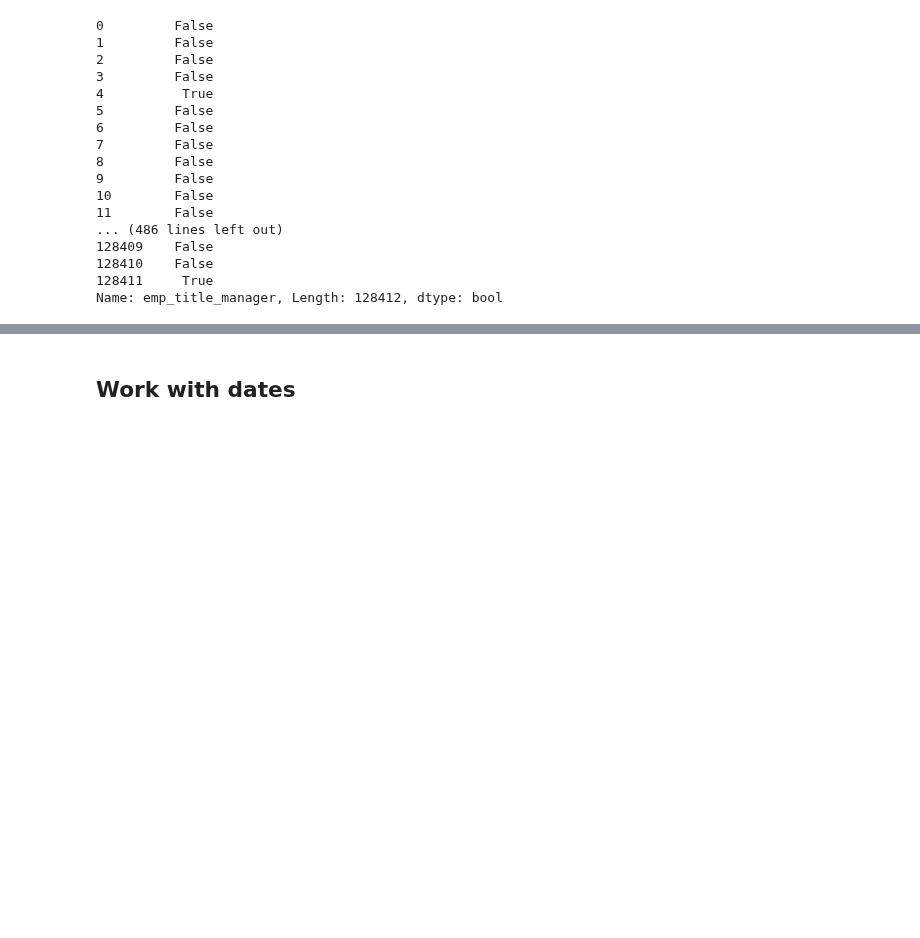
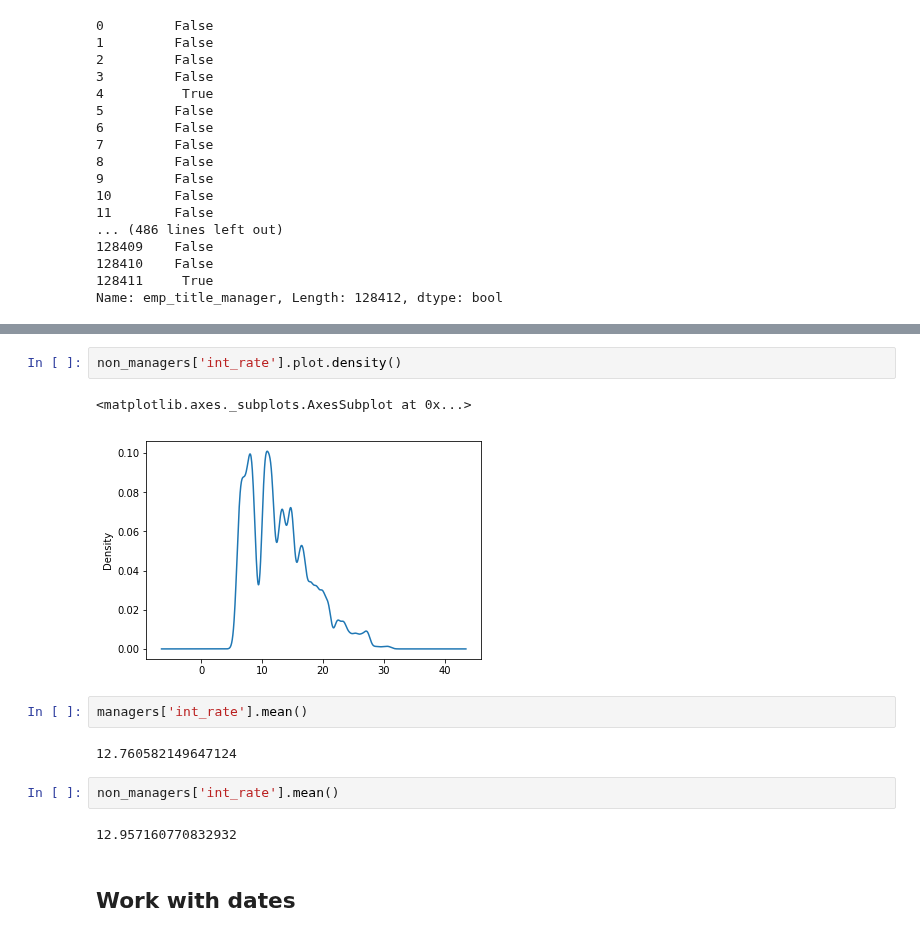
Before and after one commit to bloominstituteoftechnology/DS-Unit-1-Sprint-1-Dealing-With-Data, a Jupyter notebook: module4-makefeatures/LS_DS_114_Make_features.ipynb, the cells around one changed output, grey strips where cells are left out. Saved outputs shown, nothing was run; the diff lists cells and outputs as text; blank space fills up the shorter version.

```diff
--- a/module4-makefeatures/LS_DS_114_Make_features.ipynb
+++ b/module4-makefeatures/LS_DS_114_Make_features.ipynb
@@ -560,3 +656,16 @@ Name: emp_title_manager, Length: 128412, dtype: bool
+# %%
+non_managers['int_rate'].plot.density()
+# %% [output]
+<matplotlib.axes._subplots.AxesSubplot at 0x...>
+[figure, added]
+# %%
+managers['int_rate'].mean()
+# %% [output]
+12.760582149647124
+# %%
+non_managers['int_rate'].mean()
+# %% [output]
+12.957160770832932
 # %% [markdown]
 ## Work with dates
 # %% [markdown]
```
Also changed, not shown: parts of 27 cells of this notebook.
